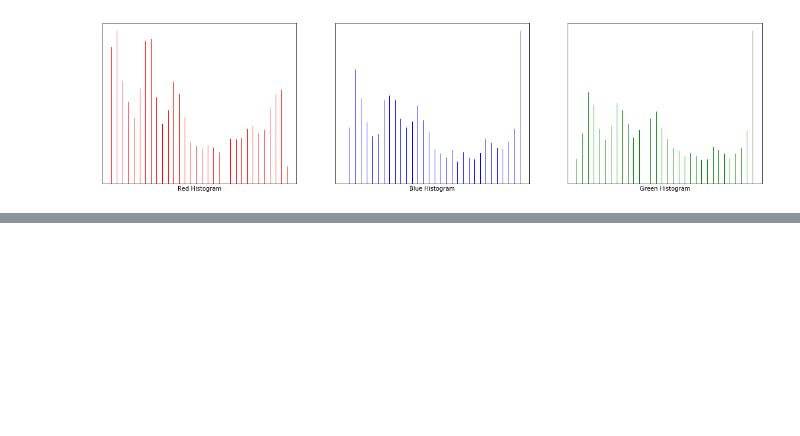
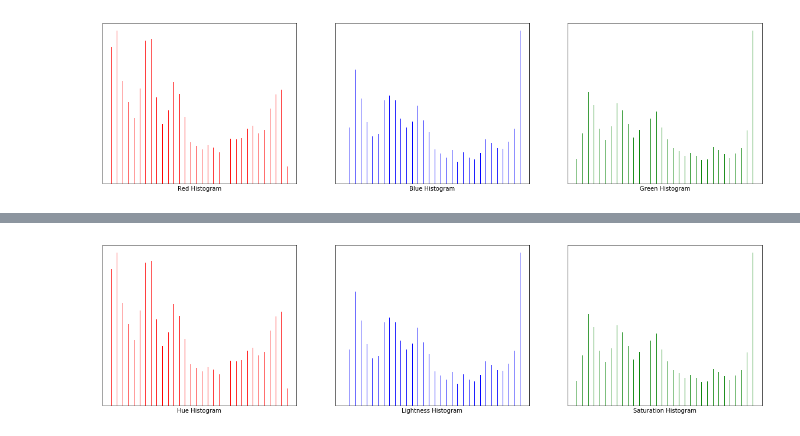
Before and after one commit to soumik12345/Swayam-Self-Driving-Car, a Jupyter notebook: P3_Car_Finder/notebooks/Histogram of Color.ipynb, the cells around one changed output, grey strips where cells are left out. Saved outputs shown, nothing was run; the diff lists cells and outputs as text; code cells hidden in the pictures; blank space fills up the shorter version.

```diff
--- a/P3_Car_Finder/notebooks/Histogram of Color.ipynb
+++ b/P3_Car_Finder/notebooks/Histogram of Color.ipynb
@@ -53,0 +99,22 @@ plt.show()
+# %%
+hue_histogram, hue_bin_edges, hue_bin_centers = get_histogram(image[:, :, 0])
+lightness_histogram, lightness_bin_edges, lightness_bin_centers = get_histogram(image[:, :, 1])
+saturation_histogram, saturation_bin_edges, saturation_bin_centers = get_histogram(image[:, :, 2])
+# %%
+fig, axes = plt.subplots(nrows = 1, ncols = 3, figsize = (20, 5))
+plt.setp(axes.flat, xticks = [], yticks = [])
+c = 0
+for i, ax in enumerate(axes.flat):
+    if i % 3 == 0:
+        ax.bar(hue_bin_centers, hue_histogram[0], color = 'red')
+        ax.set_xlabel('Hue Histogram')
+    if i % 3 == 1:
+        ax.bar(lightness_bin_centers, lightness_histogram[0], color = 'blue')
+        ax.set_xlabel('Lightness Histogram')
+    if i % 3 == 2:
+        ax.bar(saturation_bin_centers, saturation_histogram[0], color = 'green')
+        ax.set_xlabel('Saturation Histogram')
+        c += 1
+plt.show()
+# %% [output]
+[figure, added]
```
Also changed, not shown: parts of 18 cells of this notebook.
